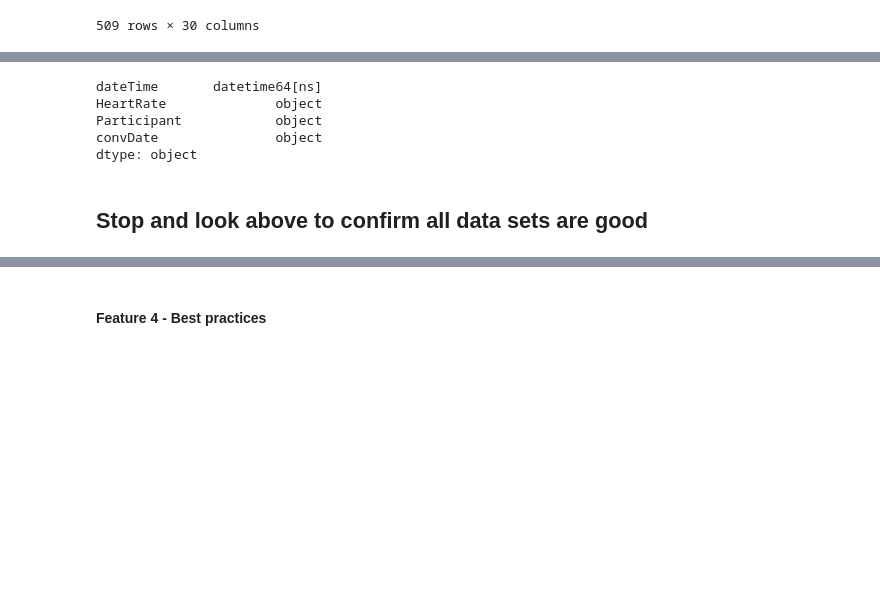
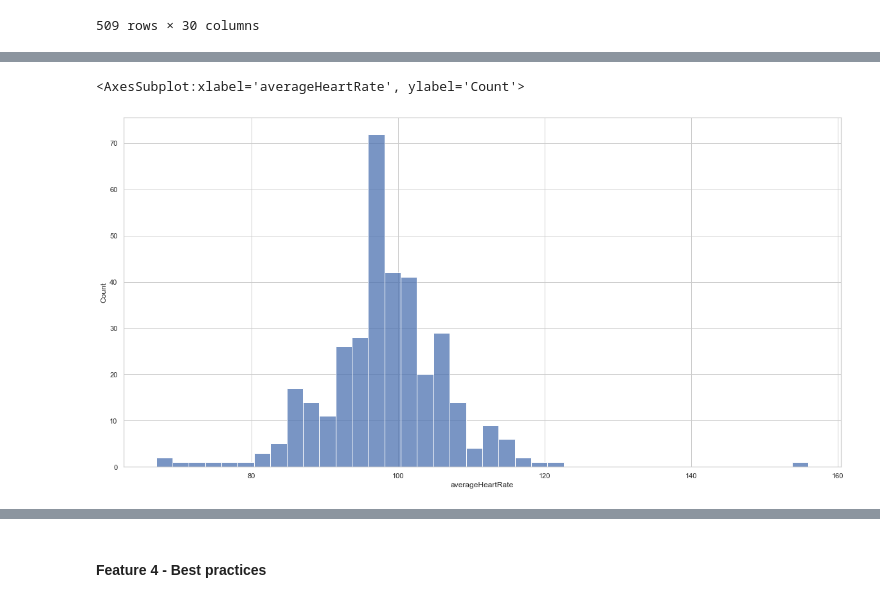
Before and after one commit to KimBug29/Health_Fitness, a Jupyter notebook: fitness.ipynb, the cells around one changed output, grey strips where cells are left out. Saved outputs shown, nothing was run; the diff lists cells and outputs as text; code cells hidden in the pictures; blank space fills up the shorter version.

Commit message:
updated visualizations

```diff
--- a/fitness.ipynb
+++ b/fitness.ipynb
@@ -151,0 +138,7 @@ Read two JSON data files.
+# %%
+# Limit the activityName to only include "Walk" data
+# Drop the startTime column
+
+Participant_info = Participant_info[Participant_info["activityName"] == "Walk"]
+Participant_info = Participant_info.drop(columns=['startTime'])
+Participant_info.head(-5)
@@ -151,0 +159,5 @@ Read two JSON data files.
+# %%
+# Convert "convDate" column from object to datetime
+Participant_info["convDate"] = Participant_info["convDate"].apply(pd.to_datetime)
+
+Participant_info.info()
@@ -151,0 +177,5 @@ Read two JSON data files.
+# %%
+# Add a new column "Month" which indicates the month of the "Walk" exercise from the "convDate" column
+Participant_info["Month"] = Participant_info["convDate"].dt.month_name()
+
+Participant_info.head(-5)
@@ -151,0 +196,5 @@ Read two JSON data files.
+# %%
+# Add new columns "Month" and "Year" which indicates the month and year of the "Walk" exercise from the "convDate" column
+Participant_info["Month"] = Participant_info["convDate"].dt.month_name()
+Participant_info["Year"] = pd.DatetimeIndex(Participant_info['convDate']).year
+Participant_info.head(-5)
@@ -277,11 +219,0 @@ print(Heart_Rate_p_info)
-# %%
-#Data classes in data frame
-Heart_Rate_p_info.dtypes
-# %% [output]
-dateTime       datetime64[ns]
-HeartRate              object
-Participant            object
-convDate               object
-dtype: object
-# %% [markdown]
-## Stop and look above to confirm all data sets are good
@@ -291,0 +220,6 @@ dtype: object
+# %%
+plt.figure(figsize=(20,10))
+sns.histplot(Participant_info.averageHeartRate)
+# %% [output]
+<AxesSubplot:xlabel='averageHeartRate', ylabel='Count'>
+[figure, added]
```
Also changed, not shown: parts of 44 cells of this notebook, 2 other files.
